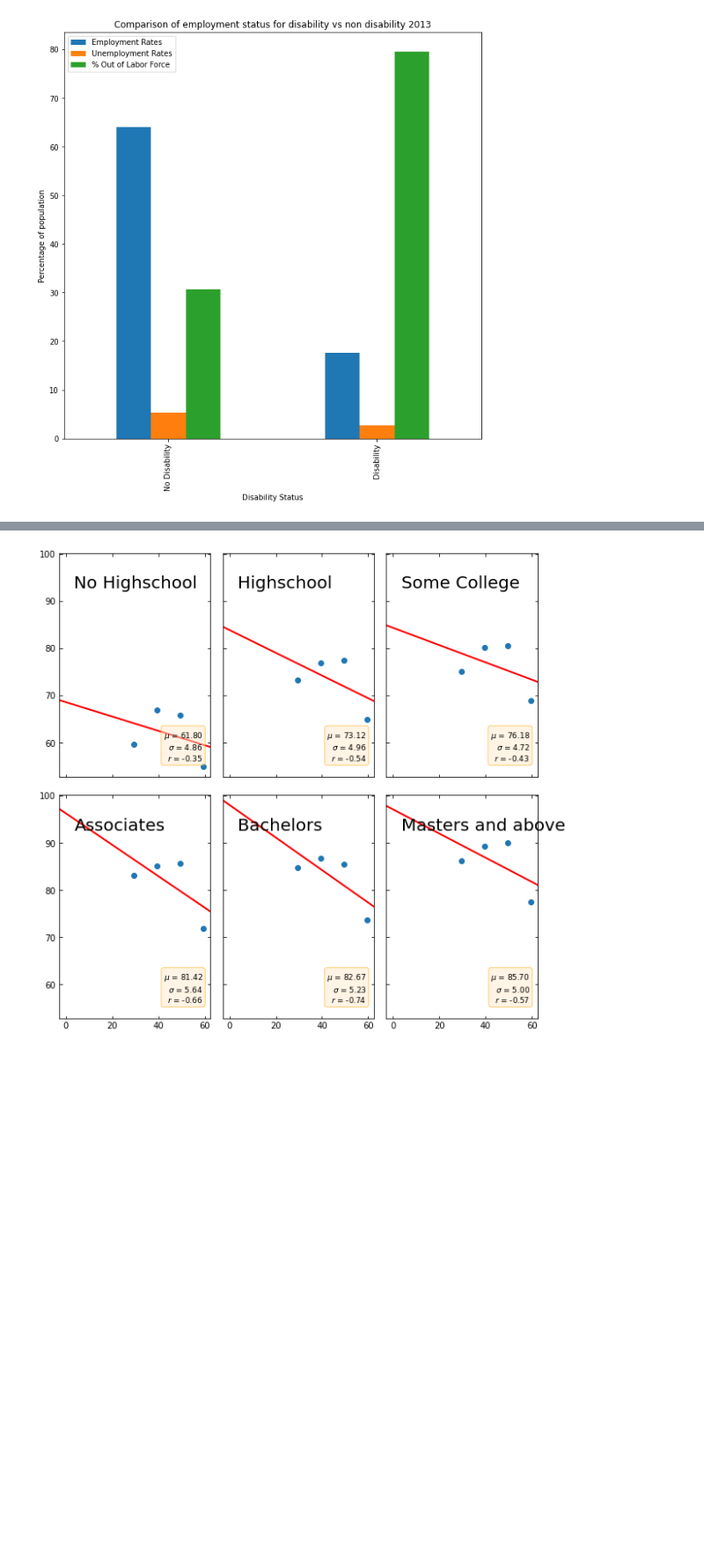
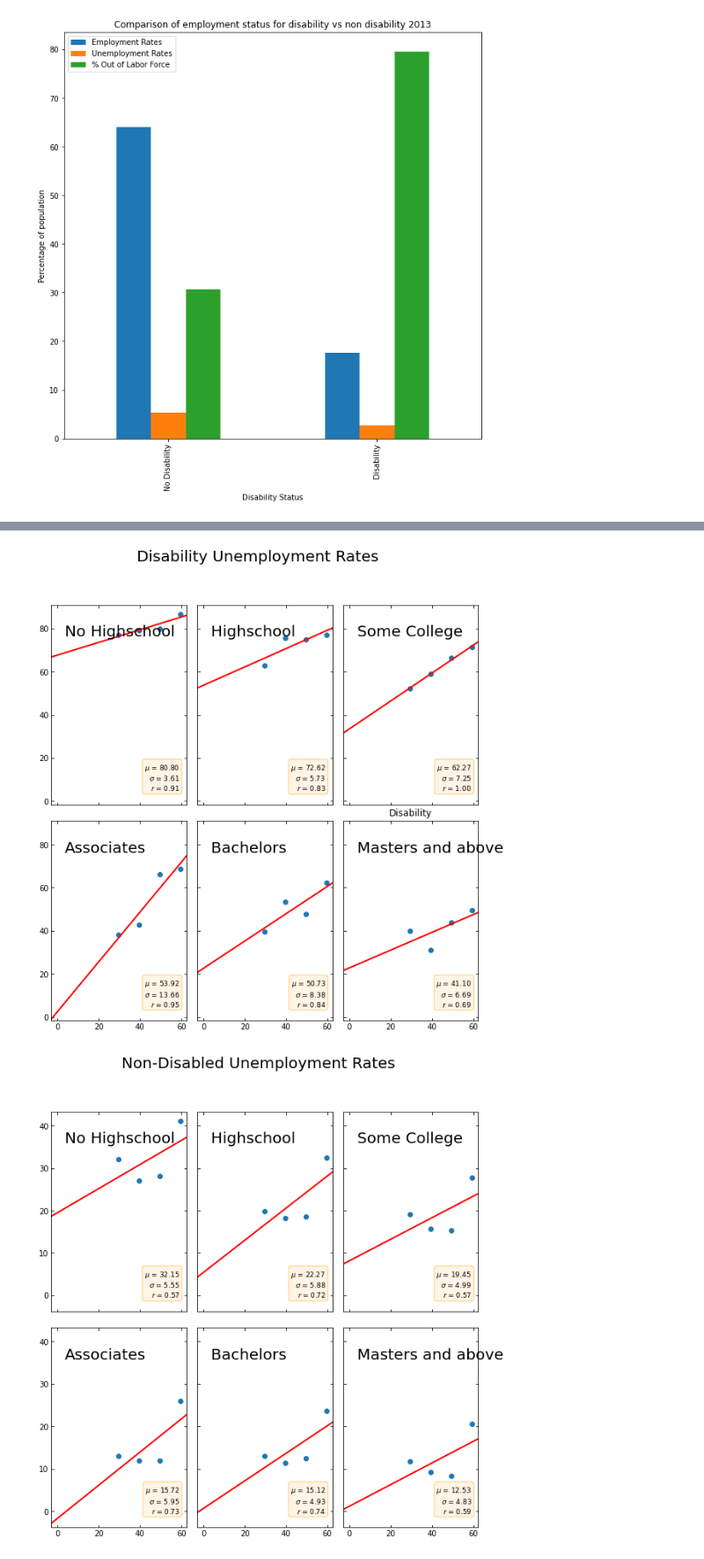
Before and after one commit to RaphaelAllusson/Disability-Research, a Jupyter notebook: Notebooks/analyzing_employment_and_education_data.ipynb, the cells around one changed output, grey strips where cells are left out. Shown: that part at 88% size. Saved outputs shown, nothing was run; the diff lists cells and outputs as text; code cells hidden in the pictures; blank space fills up the shorter version.

```diff
--- a/Notebooks/analyzing_employment_and_education_data.ipynb
+++ b/Notebooks/analyzing_employment_and_education_data.ipynb
@@ -661,14 +700,14 @@ plt.show()
 [figure]
 # %%
-#for employed non-disability
+#for unemployed disabled
 #define datasets for seperate eduation levels
 x = [29.5, 39.5, 49.5, 59.5]
-y1 = [59.6, 66.9, 65.8, 54.9]
-y2 = [73.2, 76.9, 77.4, 65.0]
-y3 = [75.1, 80.2, 80.5, 68.9]
-y4 = [83.1, 85.1, 85.7, 71.8]
-y5 = [84.8, 86.7, 85.5, 73.7]
-y6 = [86.2, 89.2, 90.0, 77.4]
+y1 = [77.2, 79.3, 79.9, 86.8]
+y2 = [62.8, 75.6, 74.9, 77.2]
+y3 = [52.4, 58.9, 66.3, 71.5]
+y4 = [38.0, 42.8, 66.2, 68.7]
+y5 = [39.4, 53.4, 47.7, 62.4]
+y6 = [40.0, 31.1, 43.8, 49.5]
 
 datasets = {
     'No Highschool': (x, y1),
@@ -678,34 +717,83 @@ datasets = {
     'Bachelors': (x, y5),
     'Masters and above': (x, y6)
 }
 
 #establish plots
 fig, axs = plt.subplots(2, 3, figsize=(10, 10),
                         sharex=True,
                         sharey=True,
                         gridspec_kw={'wspace': 0.08, 'hspace': 0.08})
 
 
 for ax, (label, (x, y)) in zip(axs.flat, datasets.items()):
     ax.text(0.1, 0.9, label, fontsize=20, transform=ax.transAxes, va='top')
     ax.tick_params(direction='in', top=True, right=True)
     ax.plot(x, y, 'o')
 
     # linear regression
     p1, p0 = np.polyfit(x, y, deg=1)  # slope, intercept
     ax.axline(xy1=(0, p0), slope=p1, color='r', lw=2)
 
     # add text box for the statistics
     stats = (f'$\\mu$ = {np.mean(y):.2f}\n'
              f'$\\sigma$ = {np.std(y):.2f}\n'
              f'$r$ = {np.corrcoef(x, y)[0][1]:.2f}')
     bbox = dict(boxstyle='round', fc='blanchedalmond', ec='orange', alpha=0.5)
     ax.text(0.95, 0.07, stats, fontsize=9, bbox=bbox,
             transform=ax.transAxes, horizontalalignment='right')
+plt.title('Disability')
+plt.figsize = (20, 20)
+plt.suptitle("Disability Unemployment Rates", fontsize=20)
+plt.show()
+
+#for unemployed non-disability
+#define datasets for seperate eduation levels
+x = [29.5, 39.5, 49.5, 59.5]
+y1 = [32.1, 27.1, 28.2, 41.2]
+y2 = [19.9, 18.2, 18.6, 32.4]
+y3 = [19.1, 15.7, 15.3, 27.7]
+y4 = [13.0, 11.9, 12.0, 26.0]
+y5 = [13.1, 11.4, 12.4, 23.6]
+y6 = [11.8, 9.3, 8.4, 20.6]
+
+datasets = {
+    'No Highschool': (x, y1),
+    'Highschool': (x, y2),
+    'Some College': (x, y3),
+    'Associates': (x, y4),
+    'Bachelors': (x, y5),
+    'Masters and above': (x, y6)
+}
+
+#establish plots
+fig, axs = plt.subplots(2, 3, figsize=(10, 10),
+                        sharex=True,
+                        sharey=True,
+                        gridspec_kw={'wspace': 0.08, 'hspace': 0.08})
+
+
+for ax, (label, (x, y)) in zip(axs.flat, datasets.items()):
+    ax.text(0.1, 0.9, label, fontsize=20, transform=ax.transAxes, va='top')
+    ax.tick_params(direction='in', top=True, right=True)
+    ax.plot(x, y, 'o')
+
+    # linear regression
+    p1, p0 = np.polyfit(x, y, deg=1)  # slope, intercept
+    ax.axline(xy1=(0, p0), slope=p1, color='r', lw=2)
+
+    # add text box for the statistics
+    stats = (f'$\\mu$ = {np.mean(y):.2f}\n'
+             f'$\\sigma$ = {np.std(y):.2f}\n'
+             f'$r$ = {np.corrcoef(x, y)[0][1]:.2f}')
+    bbox = dict(boxstyle='round', fc='blanchedalmond', ec='orange', alpha=0.5)
+    ax.text(0.95, 0.07, stats, fontsize=9, bbox=bbox,
+            transform=ax.transAxes, horizontalalignment='right')
+plt.suptitle("Non-Disabled Unemployment Rates", fontsize=20)
 
 plt.show()
 # %% [output]
-[figure, old version]
+[figure, new version]
+[figure, added]
 # %%
 data=[["Male",17.9, 24.2, 36.7, 38.9],
       ["Female",12.3, 19.8, 26.7, 31.9],
```
Also changed, not shown: parts of 4 cells of this notebook.
